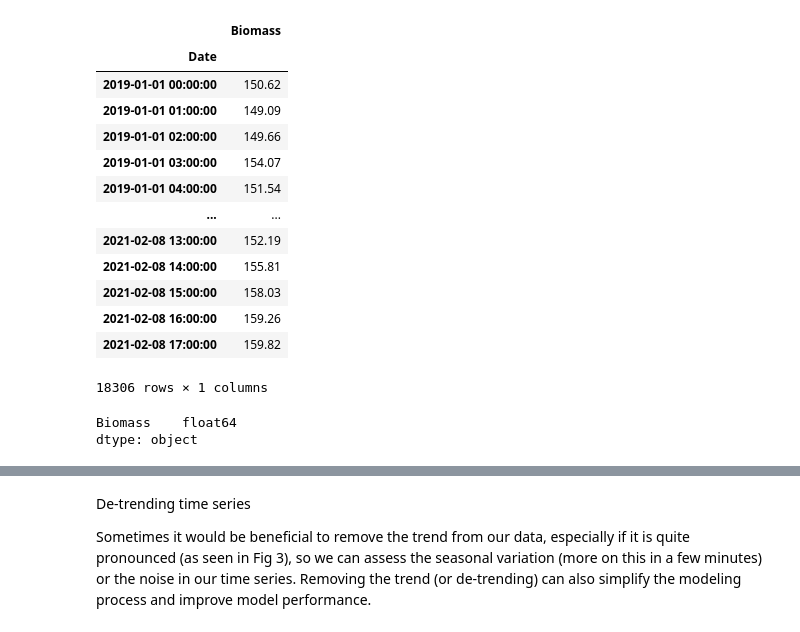
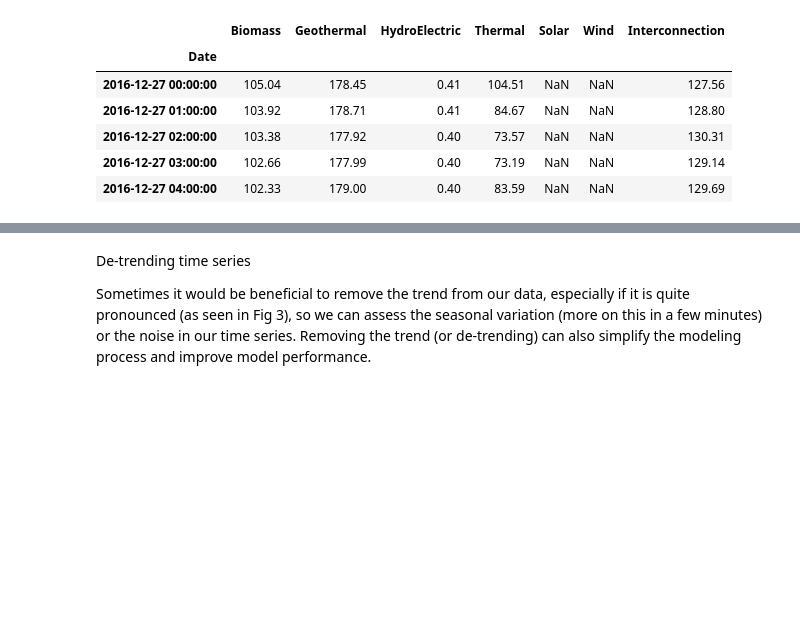
Before and after one commit to Naoki95957/Collect-Forecast-Visualize, a Jupyter notebook: TimeSeriesForecasting.ipynb, the cells around one changed output, grey strips where cells are left out. Cells and saved outputs as stored; diff of their text form; code cells hidden in the pictures; blank space fills up the shorter version.

```diff
--- a/TimeSeriesForecasting.ipynb
+++ b/TimeSeriesForecasting.ipynb
@@ -73,27 +10,29 @@ data
+# %%
+cursor = collection.find({})
+types = ['Date', 'Biomass', 'Geothermal', 'HydroElectric', 'Thermal', 'Solar', 'Wind', 'Interconnection']
+
+hours = []
+for doc in cursor:
+    doc.pop('_id')
+    for key in doc:
+        hour = [datetime.strptime(key, '%H-%d/%m/%Y'), np.nan, np.nan, np.nan, np.nan, np.nan, np.nan, np.nan]
+        for value in doc[key]:
+            hour[types.index(value['type'])] = value['value']
+        hours.append(hour)
+
+hours.sort(key = lambda x: x[0])
 # %%
-data = data.rename(columns={0: 'Date', 1: 'Biomass'})
-# to explicitly convert the date column to type DATETIME
+
+data = pd.DataFrame(hours)
+data = data.rename(columns={0: 'Date', 1: 'Biomass', 2: 'Geothermal', 3: 'HydroElectric', 4: 'Thermal', 5: 'Solar', 6: 'Wind', 7: 'Interconnection'})
 data['Date'] = pd.to_datetime(data['Date'])
-# index is datetime so ML models can use
 data = data.set_index('Date')
-data
+data.head()
 # %% [output]
-|  | Biomass |
-| Date |  |
-| 2019-01-01 00:00:00 | 150.62 |
-| 2019-01-01 01:00:00 | 149.09 |
-| 2019-01-01 02:00:00 | 149.66 |
-| 2019-01-01 03:00:00 | 154.07 |
-| 2019-01-01 04:00:00 | 151.54 |
-| ... | ... |
-| 2021-02-08 13:00:00 | 152.19 |
-| 2021-02-08 14:00:00 | 155.81 |
-| 2021-02-08 15:00:00 | 158.03 |
-| 2021-02-08 16:00:00 | 159.26 |
-| 2021-02-08 17:00:00 | 159.82 |
+|  | Biomass | Geothermal | HydroElectric | Thermal | Solar | Wind | Interconnection |
+| Date |  |  |  |  |  |  |  |
+| 2016-12-27 00:00:00 | 105.04 | 178.45 | 0.41 | 104.51 | NaN | NaN | 127.56 |
+| 2016-12-27 01:00:00 | 103.92 | 178.71 | 0.41 | 84.67 | NaN | NaN | 128.80 |
+| 2016-12-27 02:00:00 | 103.38 | 177.92 | 0.40 | 73.57 | NaN | NaN | 130.31 |
+| 2016-12-27 03:00:00 | 102.66 | 177.99 | 0.40 | 73.19 | NaN | NaN | 129.14 |
+| 2016-12-27 04:00:00 | 102.33 | 179.00 | 0.40 | 83.59 | NaN | NaN | 129.69 |
-18306 rows × 1 columns
-# %%
-data.dtypes
-# %% [output]
-Biomass    float64
-dtype: object
```
Also changed, not shown: parts of 35 cells of this notebook.
